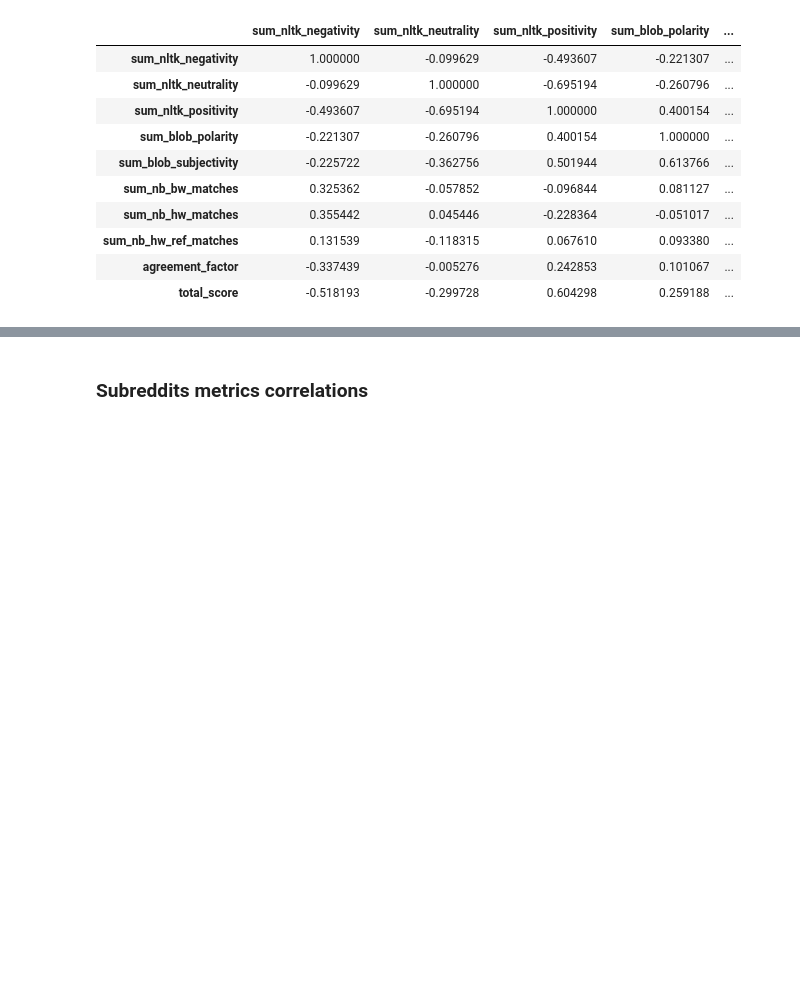
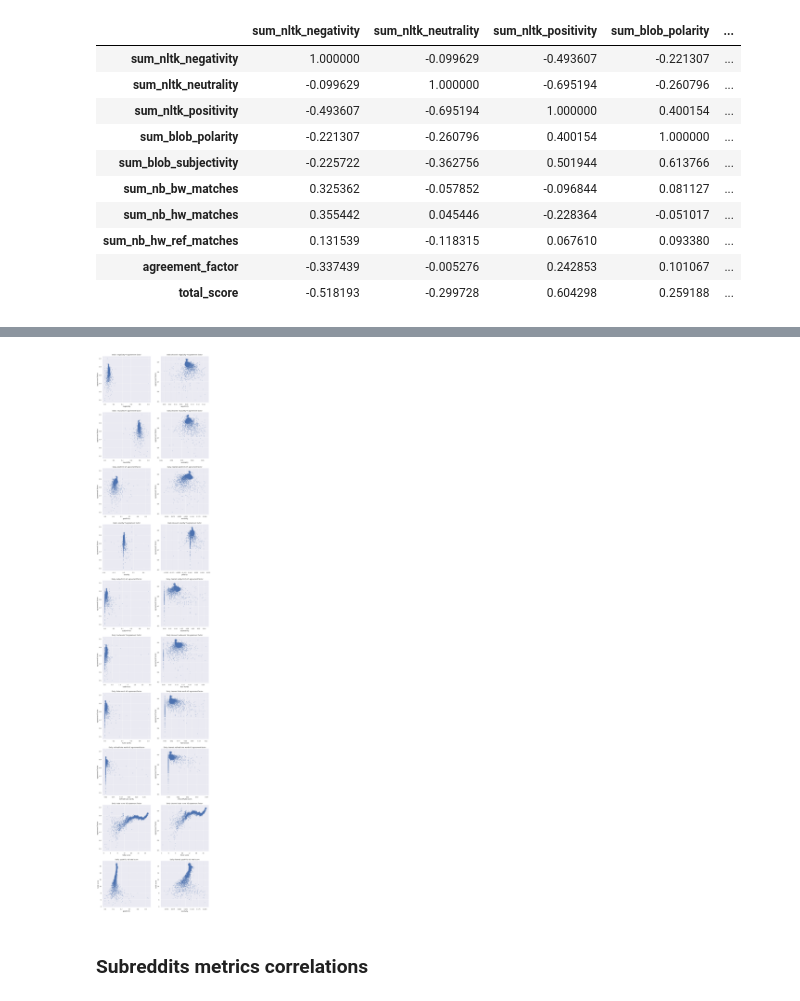
Before and after one commit to MetaHG/Reddit-opinions-polarization, a Jupyter notebook: notebooks/DataCollectionCorr.ipynb, the cells around one changed output, grey strips where cells are left out. Saved outputs shown, nothing was run; the diff lists cells and outputs as text; code cells hidden in the pictures; blank space fills up the shorter version.

```diff
--- a/notebooks/DataCollectionCorr.ipynb
+++ b/notebooks/DataCollectionCorr.ipynb
@@ -570,3 +534,31 @@ Text(0.5, 1.0, 'Daily nltk_pos vs total_score')
+# %%
+def plot_metric(metrics, ax, main_title, title1, title2, col1, col2):
+    metrics.plot.scatter(col1, col2, alpha=0.2, c='b', ax=ax)
+    ax.set_title(main_title + ': ' + title1 + ' VS ' + title2)
+    ax.set_xlabel(title1)
+    ax.set_ylabel(title2)
+
+def plot_metrics(metrics_list, titles_list):
+    plots = [('negativity', 'agreement factor', 'neg', 'agreement_factor'),
+            ('neutrality', 'agreement factor', 'neu', 'agreement_factor'),
+            ('positivity', 'agreement factor', 'pos', 'agreement_factor'),
+            ('polarity', 'agreement factor', 'pol', 'agreement_factor'),
+            ('subjectivity', 'agreement factor', 'subj', 'agreement_factor'),
+            ('bad words', 'agreement factor', 'bw', 'agreement_factor'),
+            ('hate words', 'agreement factor', 'hw', 'agreement_factor'),
+            ('refined hate words', 'agreement factor', 'hw_ref', 'agreement_factor'),
+            ('total score', 'agreement factor', 'total_score', 'agreement_factor'),
+            ('positivity', 'total score', 'pos', 'total_score')]
+
+    fig, axes = plt.subplots(nrows=10, ncols=len(metrics_list), figsize=(15, 80))
+
+    for i, plot in enumerate(plots):
+        for j, metric in enumerate(metrics_list):
+            plot_metric(metric, axes[i, j], titles_list[j], *plot)
+# %%
+plot_metrics([metrics, cleaned_metrics], ['Daily', 'Daily cleaned'])
+# %% [output]
+[figure, added]
 # %% [markdown]
 ### Subreddits metrics correlations
 # %%
```
Also changed, not shown: parts of 11 cells of this notebook.
